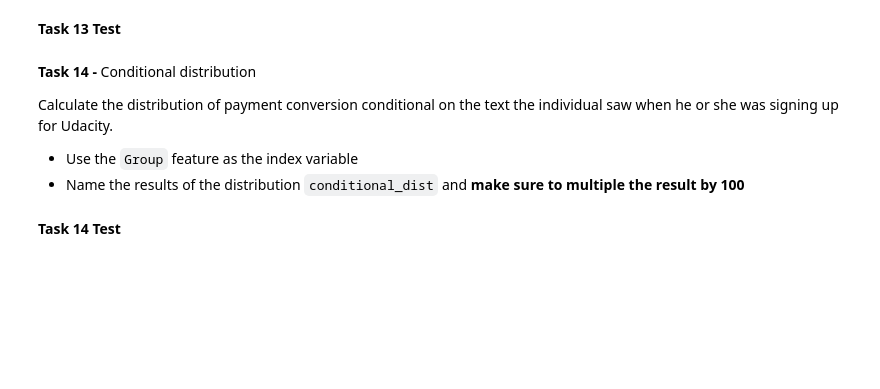
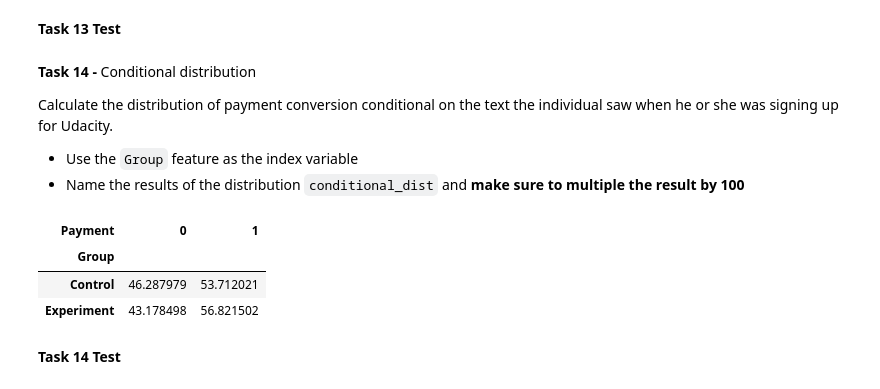
Before and after one commit to tsangrebecca/BloomTech, a Jupyter notebook: Sprint2/DS_Unit1_Sprint2_AG_1.ipynb, the cells around one changed output. Cells and saved outputs as stored; diff of their text form; code cells hidden in the pictures; blank space fills up the shorter version.

```diff
--- a/Sprint2/DS_Unit1_Sprint2_AG_1.ipynb
+++ b/Sprint2/DS_Unit1_Sprint2_AG_1.ipynb
@@ -442,3 +469,14 @@ raise NotImplementedError()
+# %%
+# Task 14
+
+# YOUR CODE HERE
+conditional_dist = pd.crosstab(index = ABtest['Group'], columns = ABtest['Payment'], normalize = 'index')*100
+conditional_dist
+# %% [output]
+| Payment | 0 | 1 |
+| Group |  |  |
+| Control | 46.287979 | 53.712021 |
+| Experiment | 43.178498 | 56.821502 |
 # %% [markdown]
 **Task 14 Test**
 # %%
```
Also changed, not shown: parts of 11 cells of this notebook.
